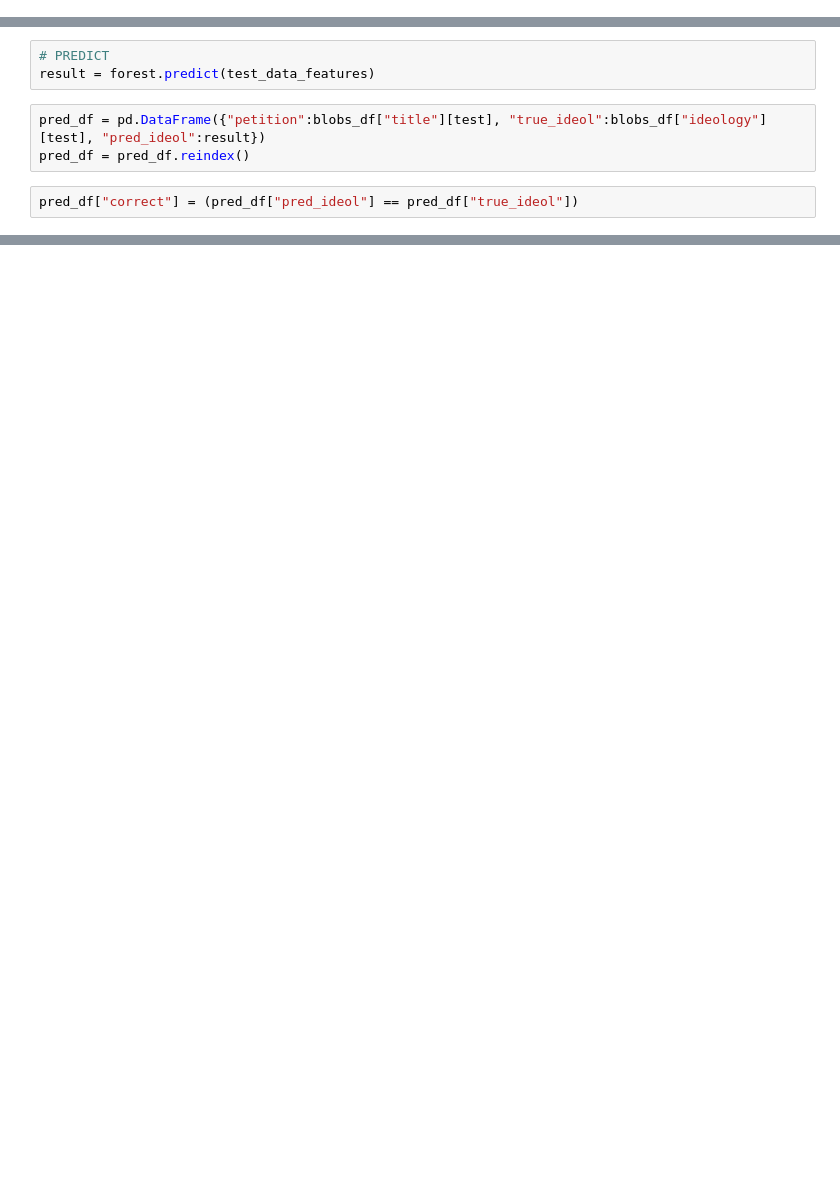
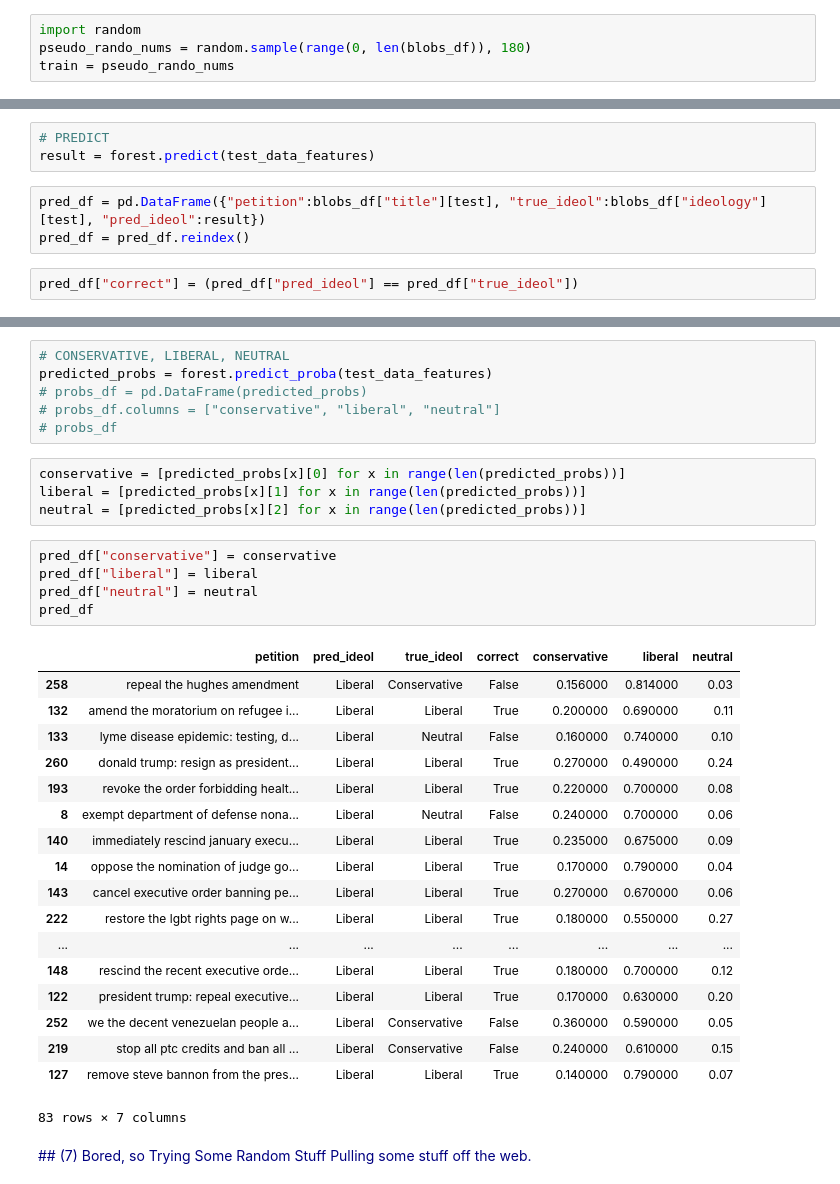
Before and after one commit to palautatan/project141b, a Jupyter notebook: text_processing.ipynb, the cells around one changed output, grey strips where cells are left out. Cells and saved outputs as stored; diff of their text form; blank space fills up the shorter version.

```diff
--- a/text_processing.ipynb
+++ b/text_processing.ipynb
@@ -394,3 +423,7 @@ train = [211, 103, 145, 161, 111, 78, 146, 0, 69, 6, 170, 142, 224, 150, 58, 151
+# %%
+import random
+pseudo_rando_nums = random.sample(range(0, len(blobs_df)), 180)
+train = pseudo_rando_nums
 # %%
 # VECTORIZING TRAINING DATA
 vectorizer = CountVectorizer(analyzer= "word",
@@ -469,0 +482,38 @@ len(pred_df[pred_df["correct"]==False])*(len(pred_df)**(-1))
+# %%
+# CONSERVATIVE, LIBERAL, NEUTRAL
+predicted_probs = forest.predict_proba(test_data_features)
+# probs_df = pd.DataFrame(predicted_probs)
+# probs_df.columns = ["conservative", "liberal", "neutral"]
+# probs_df
+# %%
+conservative = [predicted_probs[x][0] for x in range(len(predicted_probs))]
+liberal = [predicted_probs[x][1] for x in range(len(predicted_probs))]
+neutral = [predicted_probs[x][2] for x in range(len(predicted_probs))]
+# %%
+pred_df["conservative"] = conservative
+pred_df["liberal"] = liberal
+pred_df["neutral"] = neutral
+pred_df
+# %% [output]
+|  | petition | pred_ideol | true_ideol | correct | conservative | liberal | neutral |
+| 258 | repeal the hughes amendment | Liberal | Conservative | False | 0.156000 | 0.814000 | 0.03 |
+| 132 | amend the moratorium on refugee i... | Liberal | Liberal | True | 0.200000 | 0.690000 | 0.11 |
+| 133 | lyme disease epidemic: testing, d... | Liberal | Neutral | False | 0.160000 | 0.740000 | 0.10 |
+| 260 | donald trump: resign as president... | Liberal | Liberal | True | 0.270000 | 0.490000 | 0.24 |
+| 193 | revoke the order forbidding healt... | Liberal | Liberal | True | 0.220000 | 0.700000 | 0.08 |
+| 8 | exempt department of defense nona... | Liberal | Neutral | False | 0.240000 | 0.700000 | 0.06 |
+| 140 | immediately rescind january execu... | Liberal | Liberal | True | 0.235000 | 0.675000 | 0.09 |
+| 14 | oppose the nomination of judge go... | Liberal | Liberal | True | 0.170000 | 0.790000 | 0.04 |
+| 143 | cancel executive order banning pe... | Liberal | Liberal | True | 0.270000 | 0.670000 | 0.06 |
+| 222 | restore the lgbt rights page on w... | Liberal | Liberal | True | 0.180000 | 0.550000 | 0.27 |
+| ... | ... | ... | ... | ... | ... | ... | ... |
+| 148 | rescind the recent executive orde... | Liberal | Liberal | True | 0.180000 | 0.700000 | 0.12 |
+| 122 | president trump: repeal executive... | Liberal | Liberal | True | 0.170000 | 0.630000 | 0.20 |
+| 252 | we the decent venezuelan people a... | Liberal | Conservative | False | 0.360000 | 0.590000 | 0.05 |
+| 219 | stop all ptc credits and ban all ... | Liberal | Conservative | False | 0.240000 | 0.610000 | 0.15 |
+| 127 | remove steve bannon from the pres... | Liberal | Liberal | True | 0.140000 | 0.790000 | 0.07 |
+83 rows × 7 columns
+# %% [markdown]
+<font color="navy">
+## (7) Bored, so Trying Some Random Stuff
+Pulling some stuff off the web.
```
Also changed, not shown: parts of 30 cells of this notebook, 1 other file.
